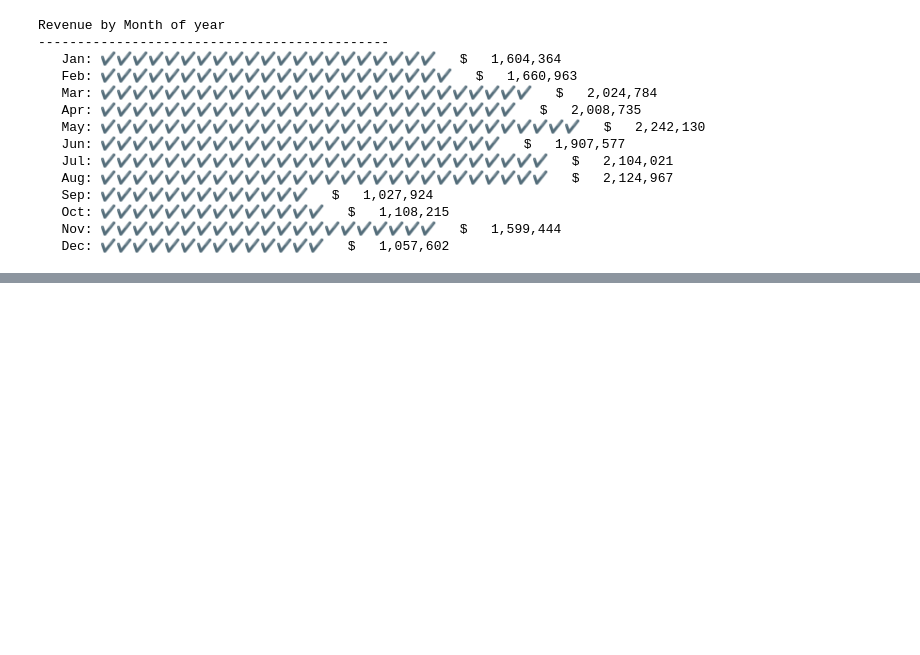
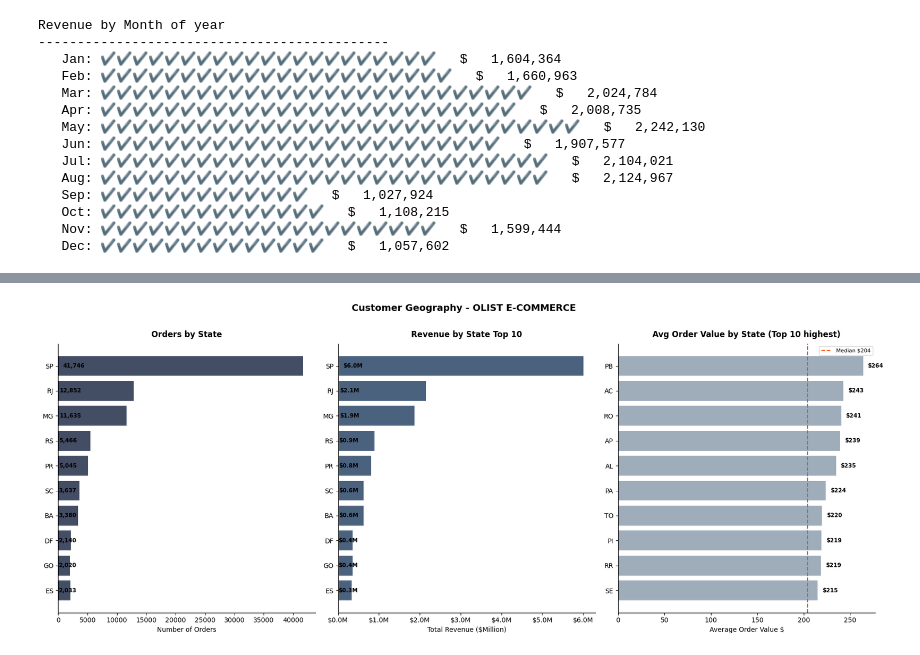
Before and after one commit to T-Letuka/Retail, a Jupyter notebook: notebooks/01_Exploratory_analysis.ipynb, the cells around one changed output, grey strips where cells are left out. Saved outputs shown, nothing was run; the diff lists cells and outputs as text; code cells hidden in the pictures; blank space fills up the shorter version.

Commit message:
geography analysis done

```diff
--- a/notebooks/01_Exploratory_analysis.ipynb
+++ b/notebooks/01_Exploratory_analysis.ipynb
@@ -394,0 +455,99 @@ review score — a key driver of repeat purchase and revenue.*
+# %%
+fig , axes = plt.subplots(
+    1,3,
+    figsize=(18,7)
+)
+
+top_n = 10
+top_states = geo_stats.head(top_n).copy()
+
+bar1 = axes[0].barh(
+    top_states['customer_state'][::-1],
+    top_states['total_orders'][::-1],
+    color=COLOUR_PRIMARY,
+    alpha=0.8,
+)
+
+for bar, val in zip(bar1, top_states['total_orders'][::-1]):
+    axes[0].text(
+        bar.get_width() * 0.02,
+        bar.get_y() + bar.get_height()/2,
+        f'{val:,}',
+        va='center', ha='left',
+        fontsize=8.5, color='black', fontweight='bold'
+    )
+
+axes[0].set_xlabel('Number of Orders')
+axes[0].set_title('Orders by State', fontweight='bold', pad=10)
+axes[0].set_xlim(0, top_states['total_orders'].max() * 1.05)
+
+bar2 = axes[1].barh(
+    top_states['customer_state'][::-1],
+    top_states['total_revenue'][::-1]/1e6,
+    color=COLOUR_ACCENT,
+    alpha=0.95
+
+)
+
+for bar, val in zip(bar2, top_states['total_revenue'][::-1]):
+    axes[1].text(
+        bar.get_width() * 0.02,
+        bar.get_y() + bar.get_height()/2,
+        f"${val/1e6:.1f}M",
+        va='center', ha='left',
+        fontsize=8.5 , color='black', fontweight='bold'
+    )
+
+axes[1].set_xlabel('Total Revenue ($Million)')
+axes[1].set_title('Revenue by State Top 10', fontweight='bold', pad=10)
+axes[1].xaxis.set_major_formatter(
+    plt.FuncFormatter(lambda x, _: f'${x:.1f}M')
+)
+
+aov_sorted = geo_stats.sort_values('avg_order_value', ascending=True).tail(top_n)
+median_aov = geo_stats['avg_order_value'].median()
+bar_colors = [
+    COLOUR_ACCENT if v >= median_aov else COLOUR_PRIMARY
+    for v in aov_sorted['avg_order_value']
+]
+
+bar3 = axes[2].barh(
+    aov_sorted['customer_state'],
+    aov_sorted['avg_order_value'],
+    color=bar_colors,
+    alpha=0.5
+)
+
+for bar, val in zip(bar3, aov_sorted['avg_order_value']):
+    axes[2].text(
+        bar.get_width() + 5,
+        bar.get_y() + bar.get_height()/2,
+        f'${val:.0f}',
+        va='center', ha='left',
+        fontsize=8.5, color='black', fontweight='semibold'
+    )
+axes[2].axvline(
+    color=COLOUR_HIGHLIGHT,
+    x=median_aov,
+    linewidth=1.5,
+    linestyle='--',
+    label=f"Median ${median_aov:.0f}"
+)
+
+axes[2].legend(fontsize=8)
+axes[2].set_xlabel('Average Order Value $')
+axes[2].set_title('Avg Order Value by State (Top 10 highest)', fontweight='bold', pad=10)
+
+for ax in axes:
+    ax.spines['top'].set_visible(False)
+    ax.spines['right'].set_visible(False)
+
+plt.suptitle(
+    'Customer Geography - OLIST E-COMMERCE',
+    fontsize=14, fontweight='bold', y=1.01
+)
+
+plt.tight_layout()
+plt.show()
+# %% [output]
+[figure, added]
```
Also changed, not shown: parts of 4 cells of this notebook, 2 other files.
